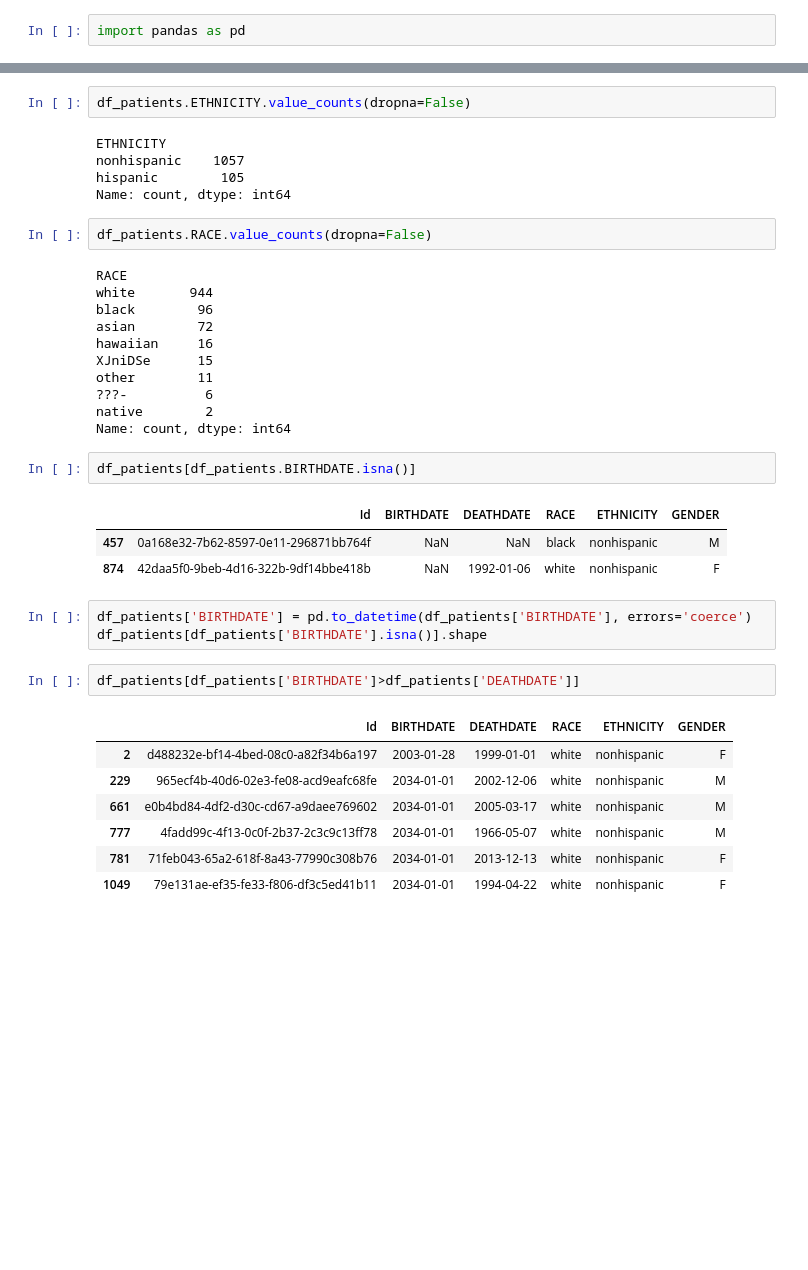
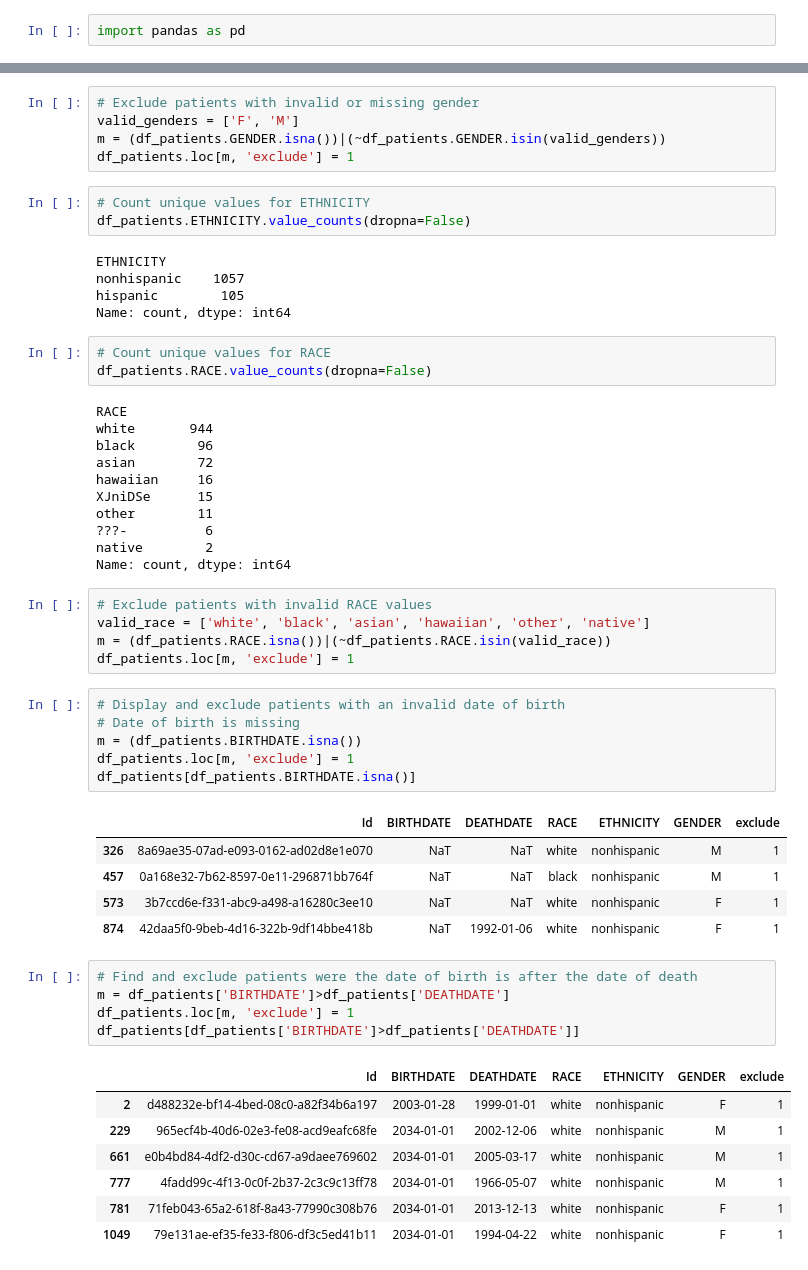
Before and after one commit to spiros/nkua-health-data-science, a Jupyter notebook: notebooks/part1.ipynb, the cells around one changed output, grey strips where cells are left out. Cells and saved outputs as stored; diff of their text form; blank space fills up the shorter version.

```diff
--- a/notebooks/part1.ipynb
+++ b/notebooks/part1.ipynb
@@ -37,7 +110,13 @@ M         538
 NaN        20
 8293.3      4
 Name: count, dtype: int64
+# %%
+# Exclude patients with invalid or missing gender
+valid_genders = ['F', 'M']
+m = (df_patients.GENDER.isna())|(~df_patients.GENDER.isin(valid_genders))
+df_patients.loc[m, 'exclude'] = 1
 # %%
+# Count unique values for ETHNICITY
 df_patients.ETHNICITY.value_counts(dropna=False)
 # %% [output]
 ETHNICITY
@@ -45,6 +124,7 @@ nonhispanic    1057
 hispanic        105
 Name: count, dtype: int64
 # %%
+# Count unique values for RACE
 df_patients.RACE.value_counts(dropna=False)
 # %% [output]
 RACE
@@ -57,23 +137,34 @@ other        11
 ???-          6
 native        2
 Name: count, dtype: int64
+# %%
+# Exclude patients with invalid RACE values
+valid_race = ['white', 'black', 'asian', 'hawaiian', 'other', 'native']
+m = (df_patients.RACE.isna())|(~df_patients.RACE.isin(valid_race))
+df_patients.loc[m, 'exclude'] = 1
 # %%
+# Display and exclude patients with an invalid date of birth
+# Date of birth is missing
+m = (df_patients.BIRTHDATE.isna())
+df_patients.loc[m, 'exclude'] = 1
 df_patients[df_patients.BIRTHDATE.isna()]
 # %% [output]
-|  | Id | BIRTHDATE | DEATHDATE | RACE | ETHNICITY | GENDER |
-| 457 | 0a168e32-7b62-8597-0e11-296871bb764f | NaN | NaN | black | nonhispanic | M |
-| 874 | 42daa5f0-9beb-4d16-322b-9df14bbe418b | NaN | 1992-01-06 | white | nonhispanic | F |
+|  | Id | BIRTHDATE | DEATHDATE | RACE | ETHNICITY | GENDER | exclude |
+| 326 | 8a69ae35-07ad-e093-0162-ad02d8e1e070 | NaT | NaT | white | nonhispanic | M | 1 |
+| 457 | 0a168e32-7b62-8597-0e11-296871bb764f | NaT | NaT | black | nonhispanic | M | 1 |
+| 573 | 3b7ccd6e-f331-abc9-a498-a16280c3ee10 | NaT | NaT | white | nonhispanic | F | 1 |
+| 874 | 42daa5f0-9beb-4d16-322b-9df14bbe418b | NaT | 1992-01-06 | white | nonhispanic | F | 1 |
-# %%
-df_patients['BIRTHDATE'] = pd.to_datetime(df_patients['BIRTHDATE'], errors='coerce')
-df_patients[df_patients['BIRTHDATE'].isna()].shape
 # %%
+# Find and exclude patients were the date of birth is after the date of death
+m = df_patients['BIRTHDATE']>df_patients['DEATHDATE']
+df_patients.loc[m, 'exclude'] = 1
 df_patients[df_patients['BIRTHDATE']>df_patients['DEATHDATE']]
 # %% [output]
-|  | Id | BIRTHDATE | DEATHDATE | RACE | ETHNICITY | GENDER |
-| 2 | d488232e-bf14-4bed-08c0-a82f34b6a197 | 2003-01-28 | 1999-01-01 | white | nonhispanic | F |
-| 229 | 965ecf4b-40d6-02e3-fe08-acd9eafc68fe | 2034-01-01 | 2002-12-06 | white | nonhispanic | M |
-| 661 | e0b4bd84-4df2-d30c-cd67-a9daee769602 | 2034-01-01 | 2005-03-17 | white | nonhispanic | M |
-| 777 | 4fadd99c-4f13-0c0f-2b37-2c3c9c13ff78 | 2034-01-01 | 1966-05-07 | white | nonhispanic | M |
-| 781 | 71feb043-65a2-618f-8a43-77990c308b76 | 2034-01-01 | 2013-12-13 | white | nonhispanic | F |
-| 1049 | 79e131ae-ef35-fe33-f806-df3c5ed41b11 | 2034-01-01 | 1994-04-22 | white | nonhispanic | F |
+|  | Id | BIRTHDATE | DEATHDATE | RACE | ETHNICITY | GENDER | exclude |
+| 2 | d488232e-bf14-4bed-08c0-a82f34b6a197 | 2003-01-28 | 1999-01-01 | white | nonhispanic | F | 1 |
+| 229 | 965ecf4b-40d6-02e3-fe08-acd9eafc68fe | 2034-01-01 | 2002-12-06 | white | nonhispanic | M | 1 |
+| 661 | e0b4bd84-4df2-d30c-cd67-a9daee769602 | 2034-01-01 | 2005-03-17 | white | nonhispanic | M | 1 |
+| 777 | 4fadd99c-4f13-0c0f-2b37-2c3c9c13ff78 | 2034-01-01 | 1966-05-07 | white | nonhispanic | M | 1 |
+| 781 | 71feb043-65a2-618f-8a43-77990c308b76 | 2034-01-01 | 2013-12-13 | white | nonhispanic | F | 1 |
+| 1049 | 79e131ae-ef35-fe33-f806-df3c5ed41b11 | 2034-01-01 | 1994-04-22 | white | nonhispanic | F | 1 |
 # %%
```
Also changed, not shown: parts of 18 cells of this notebook.
